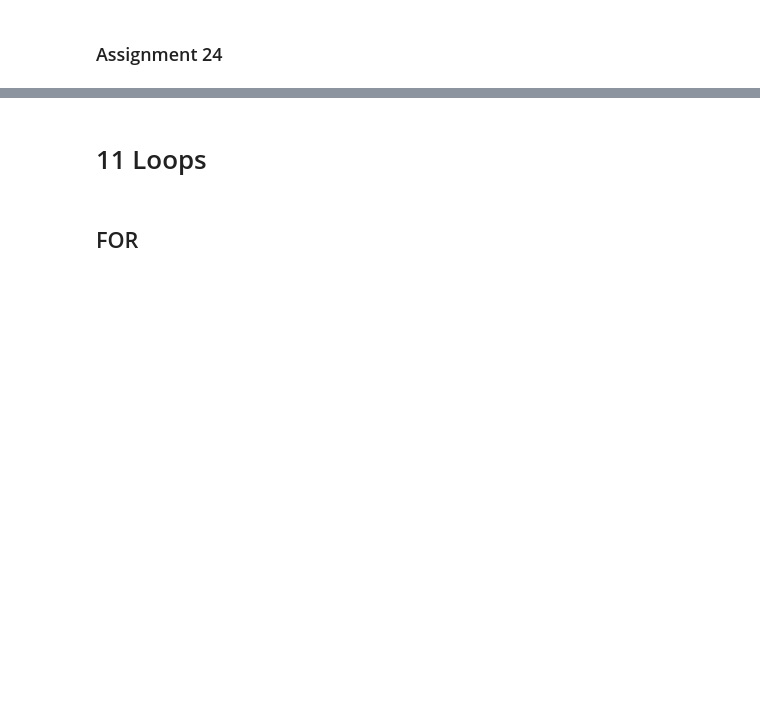
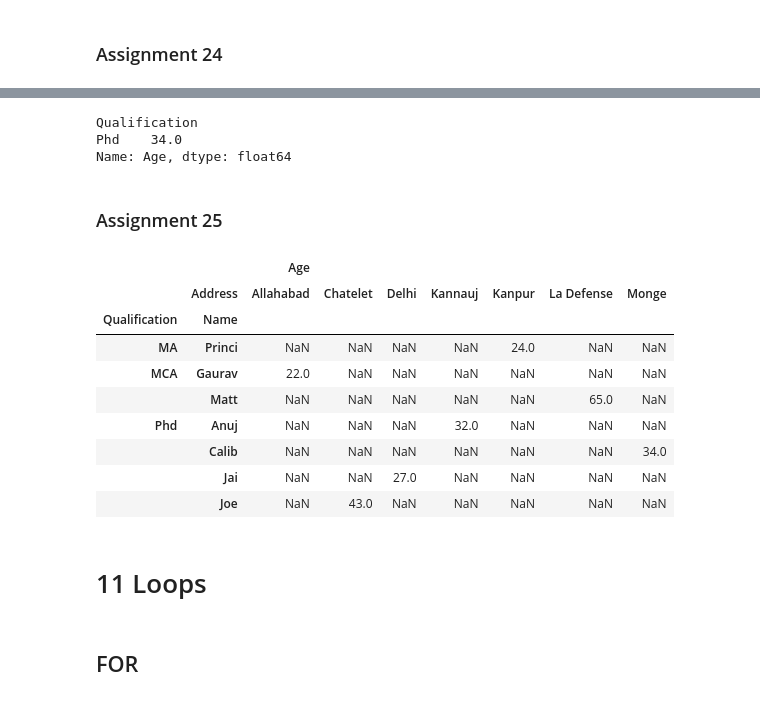
Before and after one commit to datalover2023/Module_1, a Jupyter notebook: Python_Basics_Module_1.ipynb, the cells around one changed output, grey strips where cells are left out. Saved outputs shown, nothing was run; the diff lists cells and outputs as text; code cells hidden in the pictures; blank space fills up the shorter version.

```diff
--- a/Python_Basics_Module_1.ipynb
+++ b/Python_Basics_Module_1.ipynb
@@ -1617,0 +1823,15 @@ df2
+# %%
+#@title Display Solution 20
+
+# update the dataframe accordingly using  .iloc method for 'LA Defense'
+
+df.iloc[4,1] = 'LA Defense'
+# check if you got the wanted output
+print(df)
+print('')
+
+# and using  .loc method for 'La Defense'
+df.loc['Matt', 'Address']= 'La Defense'
+# check if you got the wanted output
+print(df)
+print('')
@@ -1627,0 +1884,11 @@ df2
+# %%
+#@title Display Solution 21.1
+
+# when executing df.info() you can see that the column 'Age' has a data type (Dtype) as 'object' (think of it as a string)
+
+# if in the future we'll want to do some calculations with column 'Age' we need to to convert it to a numeric data type
+# convert column of a DataFrame
+df["Age"] = pd.to_numeric(df["Age"])
+
+# check again the Dtypes
+df.info()
@@ -1650,3 +1974,16 @@ df2
+# %%
+#@title Display Solution 24.2
+
+# step 2....
+
+# use .groupby method on the filter data
+filtered.groupby(by=["Qualification"])['Age'].mean()
+# %% [output]
+Qualification
+Phd    34.0
+Name: Age, dtype: float64
+# %% [markdown]
+### Assignment 25
 # %%
 #### Pivot -----------
 
@@ -1657,4 +2000,27 @@ df2
 # use pd.pivot_table() with necessary arguments
 
 # your code here ...
+# %%
+pivot_table = pd.pivot_table(df, # data to pivot
+                       # where rows are the qualifications and names
+                       index=['Qualification', 'Name'], # Grouper, Keys to group by on the pivot table index.
+                       # columns their Addresses
+                       columns='Address', # column to aggregate
+                       # and values in the pivot table is the  age
+                       values=['Age'], # Keys to group by on the pivot table column., will be the columns value
+                       # and you want the avg of the value age (meaning the aggregation function ==> mean)
+                       aggfunc=np.mean)# the aggregation function
+
+pivot_table
+# %% [output]
+|  |  | Age |  |  |  |  |  |  |
+|  | Address | Allahabad | Chatelet | Delhi | Kannauj | Kanpur | La Defense | Monge |
+| Qualification | Name |  |  |  |  |  |  |  |
+| MA | Princi | NaN | NaN | NaN | NaN | 24.0 | NaN | NaN |
+| MCA | Gaurav | 22.0 | NaN | NaN | NaN | NaN | NaN | NaN |
+|  | Matt | NaN | NaN | NaN | NaN | NaN | 65.0 | NaN |
+| Phd | Anuj | NaN | NaN | NaN | 32.0 | NaN | NaN | NaN |
+|  | Calib | NaN | NaN | NaN | NaN | NaN | NaN | 34.0 |
+|  | Jai | NaN | NaN | 27.0 | NaN | NaN | NaN | NaN |
+|  | Joe | NaN | 43.0 | NaN | NaN | NaN | NaN | NaN |
 # %%
```
Also changed, not shown: parts of 60 cells of this notebook.
